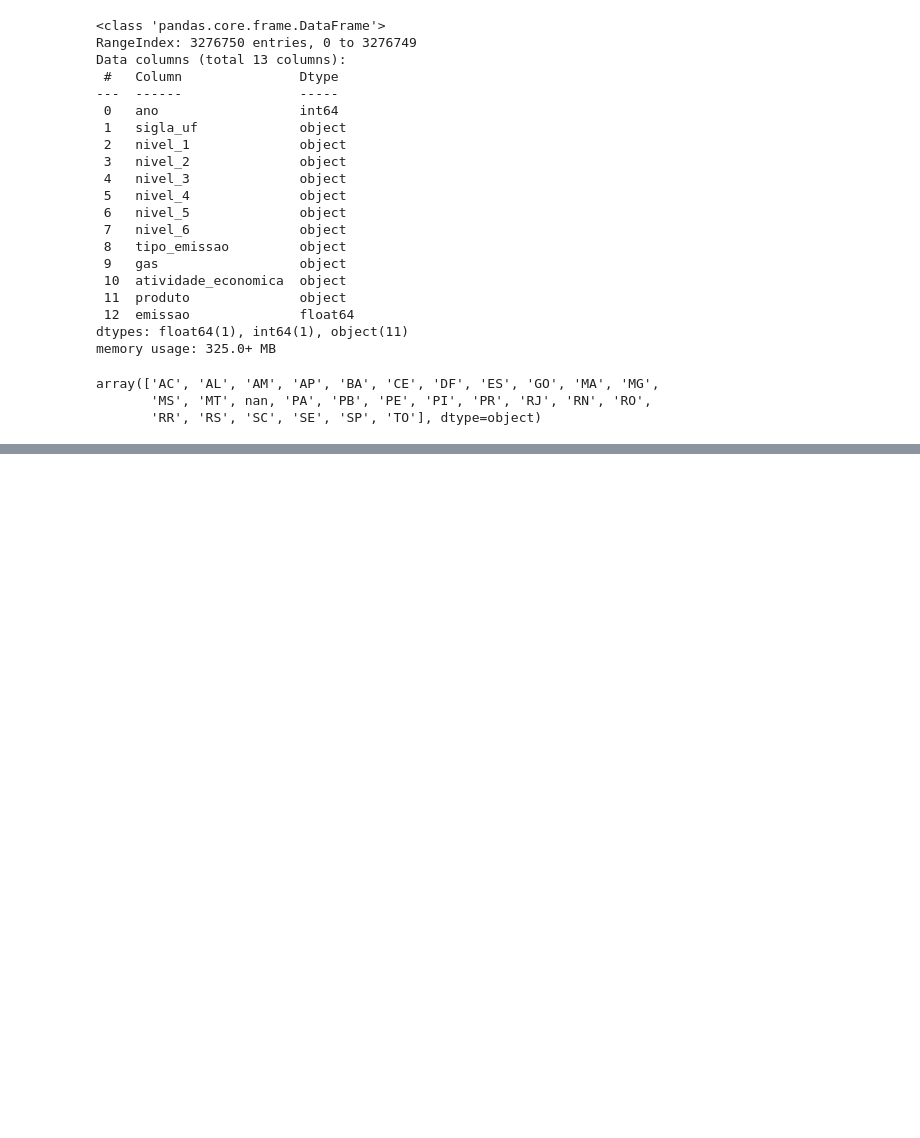
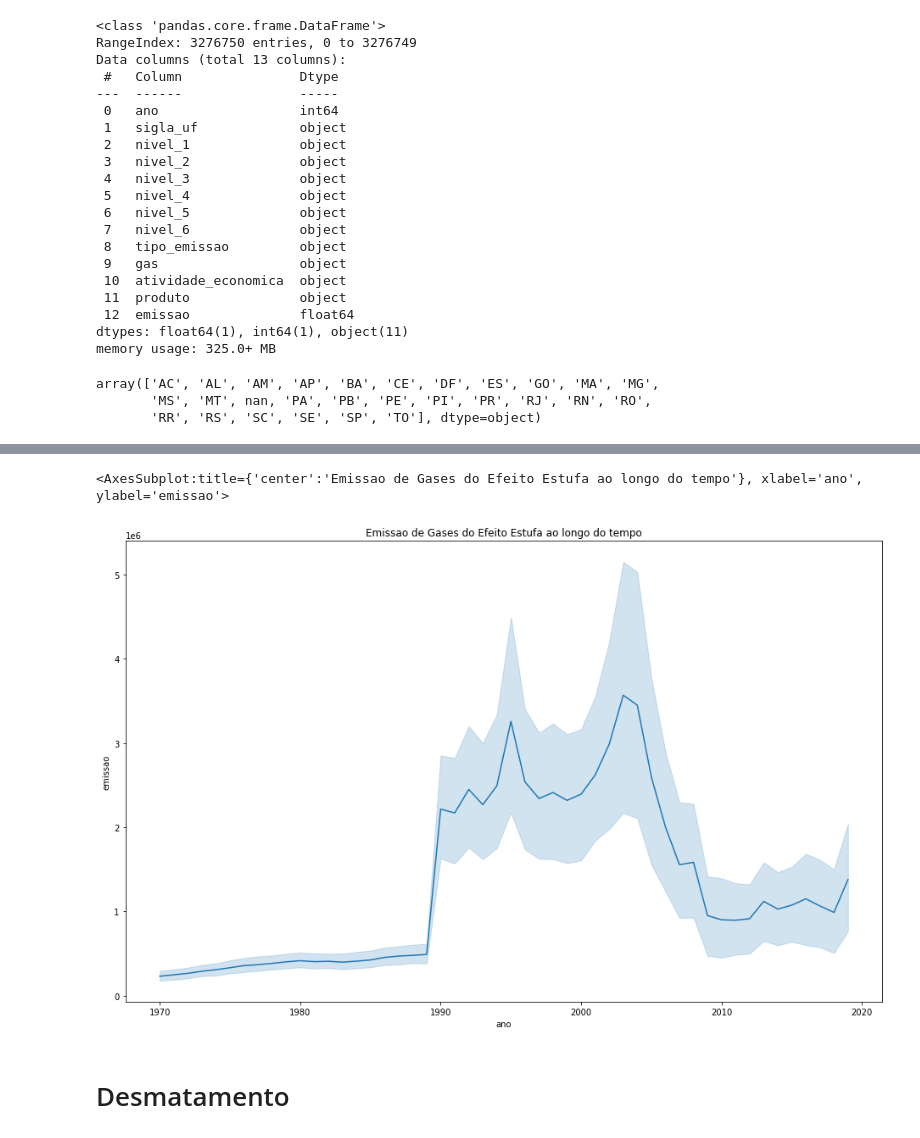
Before and after one commit to andreluraz/capacitacao_competicao, a Jupyter notebook: Capacitacao_competicao_analytica.ipynb, the cells around one changed output, grey strips where cells are left out. Cells and saved outputs as stored; diff of their text form; code cells hidden in the pictures; blank space fills up the shorter version.

```diff
--- a/Capacitacao_competicao_analytica.ipynb
+++ b/Capacitacao_competicao_analytica.ipynb
@@ -93,0 +119,7 @@ array(['AC', 'AL', 'AM', 'AP', 'BA', 'CE', 'DF', 'ES', 'GO', 'MA', 'MG',
+# %%
+plt.figure(figsize = (16,10))
+plt.title('Emissao de Gases do Efeito Estufa ao longo do tempo')
+sns.lineplot(x='ano',y='emissao', data = df_estufa_brasil)
+# %% [output]
+<AxesSubplot:title={'center':'Emissao de Gases do Efeito Estufa ao longo do tempo'}, xlabel='ano', ylabel='emissao'>
+[figure, added]
@@ -93,0 +128,2 @@ array(['AC', 'AL', 'AM', 'AP', 'BA', 'CE', 'DF', 'ES', 'GO', 'MA', 'MG',
+# %% [markdown]
+# Desmatamento
```
Also changed, not shown: parts of 57 cells of this notebook, 1 other file.
